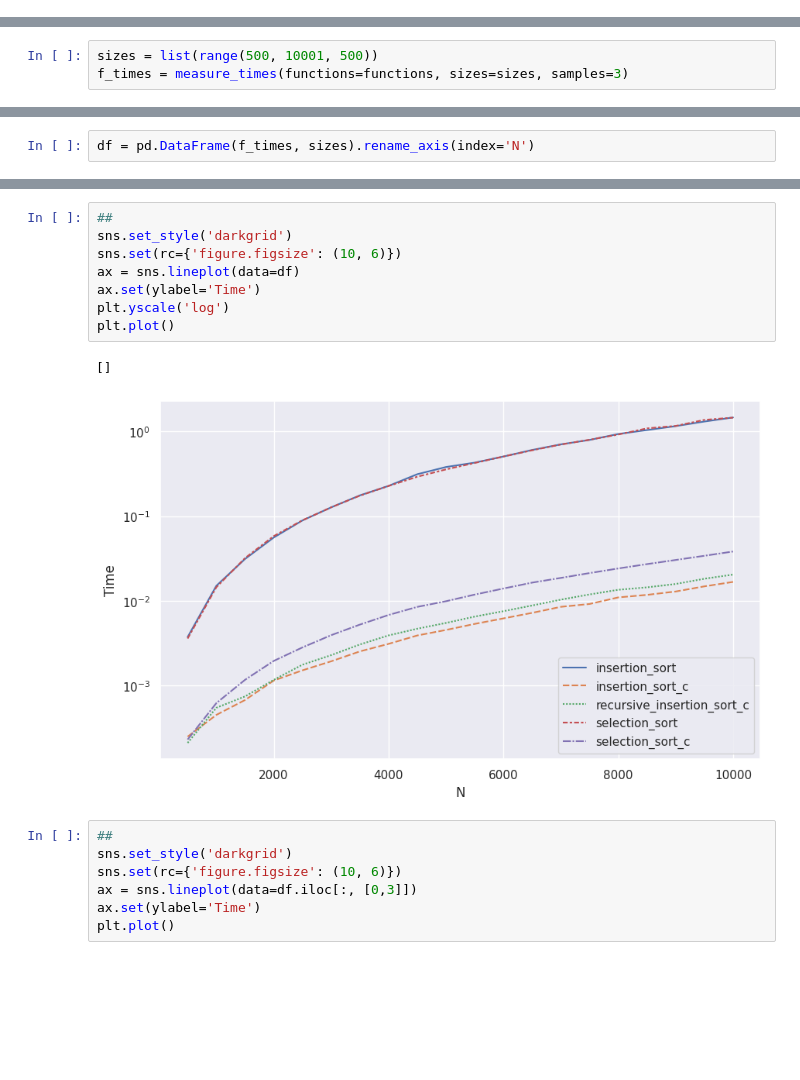
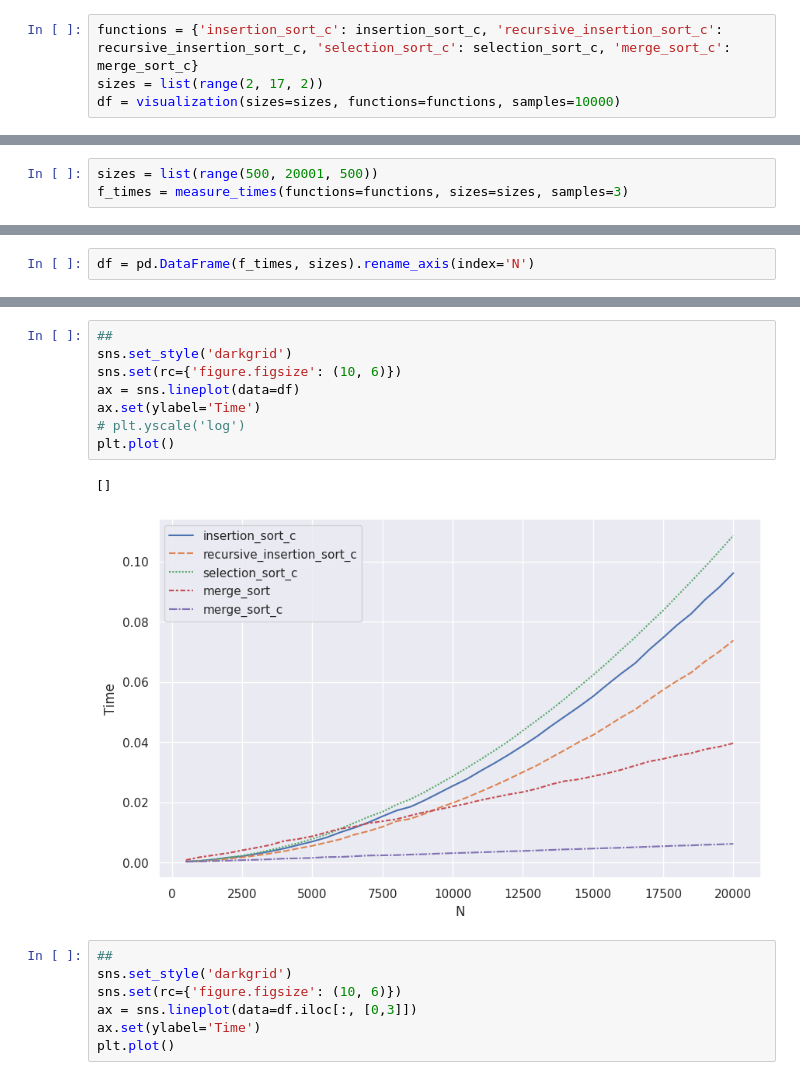
Before and after one commit to radoslawbodus/CLRS, a Jupyter notebook: Chapter2/sorting_algs_analysis.ipynb, the cells around one changed output, grey strips where cells are left out. Drawn from its saved outputs; the diff is of its cells as text; blank space fills up the shorter version.

Commit message:
Adding merge sort and doing further analysis.
Day 5

```diff
--- a/Chapter2/sorting_algs_analysis.ipynb
+++ b/Chapter2/sorting_algs_analysis.ipynb
@@ -52,0 +60,4 @@ functions = {'insertion_sort': insertion_sort, 'insertion_sort_c': insertion_sor
+# %%
+functions = {'insertion_sort_c': insertion_sort_c, 'recursive_insertion_sort_c': recursive_insertion_sort_c, 'selection_sort_c': selection_sort_c, 'merge_sort_c': merge_sort_c}
+sizes = list(range(2, 17, 2))
+df = visualization(sizes=sizes, functions=functions, samples=10000)
@@ -53,3 +117,3 @@ functions = {'insertion_sort': insertion_sort, 'insertion_sort_c': insertion_sor
 # %%
-sizes = list(range(500, 10001, 500))
+sizes = list(range(500, 20001, 500))
 f_times = measure_times(functions=functions, sizes=sizes, samples=3)
@@ -99,14 +122,14 @@ df
 # %%
 ##
 sns.set_style('darkgrid')
 sns.set(rc={'figure.figsize': (10, 6)})
 ax = sns.lineplot(data=df)
 ax.set(ylabel='Time')
-plt.yscale('log')
+# plt.yscale('log')
 plt.plot()
 # %% [output]
 []
-[figure, old version]
+[figure, new version]
 # %%
 ##
 sns.set_style('darkgrid')
```
Also changed, not shown: parts of 18 cells of this notebook, 9 other files.
